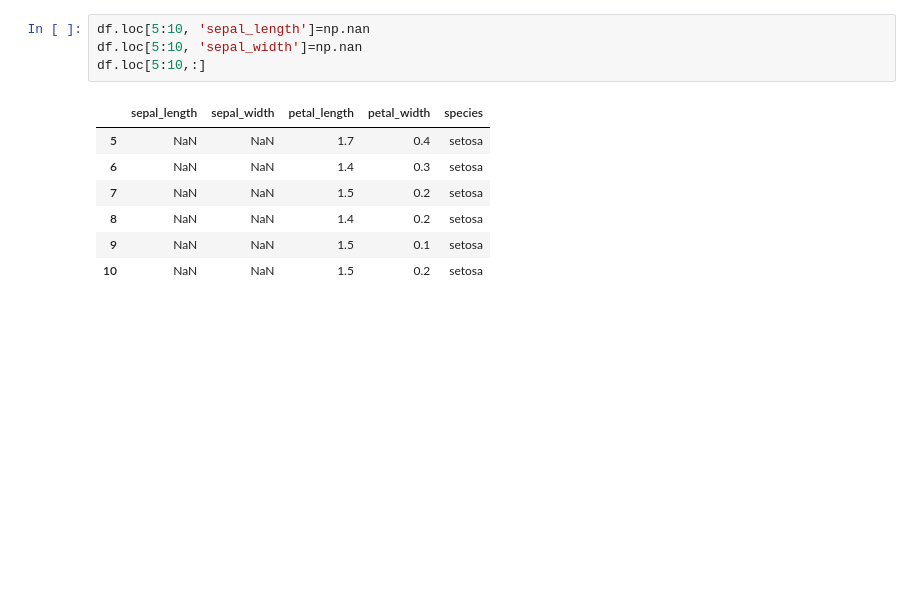
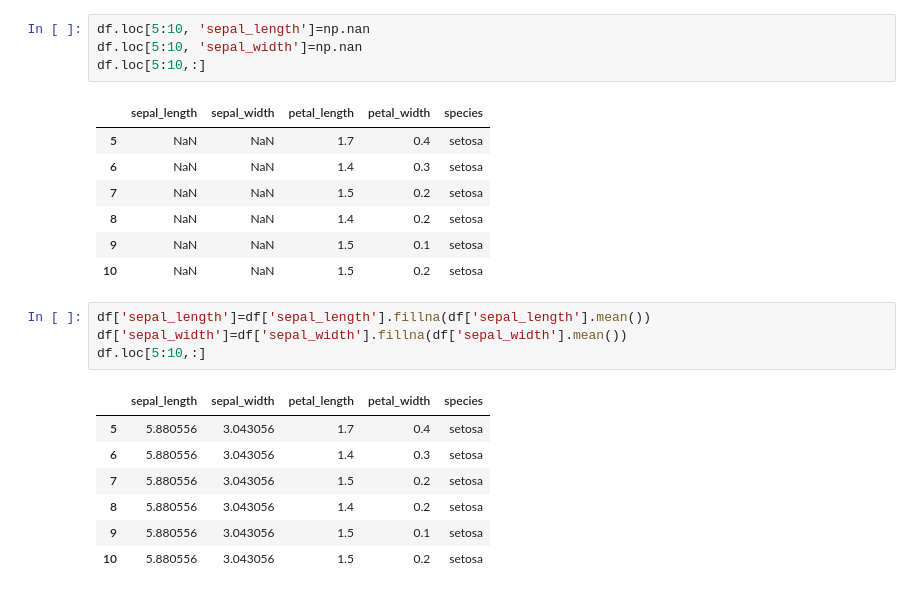
Before and after one commit to yasinmillers/pro_Ai, a Jupyter notebook: nupydemo.ipynb, the cells around one changed output. Saved outputs shown, nothing was run; the diff lists cells and outputs as text; blank space fills up the shorter version.

Commit message:
filoiing with mean

```diff
--- a/nupydemo.ipynb
+++ b/nupydemo.ipynb
@@ -665,3 +665,15 @@ df.loc[5:10,:]
 | 8 | NaN | NaN | 1.4 | 0.2 | setosa |
 | 9 | NaN | NaN | 1.5 | 0.1 | setosa |
 | 10 | NaN | NaN | 1.5 | 0.2 | setosa |
+# %%
+df['sepal_length']=df['sepal_length'].fillna(df['sepal_length'].mean())
+df['sepal_width']=df['sepal_width'].fillna(df['sepal_width'].mean())
+df.loc[5:10,:]
+# %% [output]
+|  | sepal_length | sepal_width | petal_length | petal_width | species |
+| 5 | 5.880556 | 3.043056 | 1.7 | 0.4 | setosa |
+| 6 | 5.880556 | 3.043056 | 1.4 | 0.3 | setosa |
+| 7 | 5.880556 | 3.043056 | 1.5 | 0.2 | setosa |
+| 8 | 5.880556 | 3.043056 | 1.4 | 0.2 | setosa |
+| 9 | 5.880556 | 3.043056 | 1.5 | 0.1 | setosa |
+| 10 | 5.880556 | 3.043056 | 1.5 | 0.2 | setosa |
```
